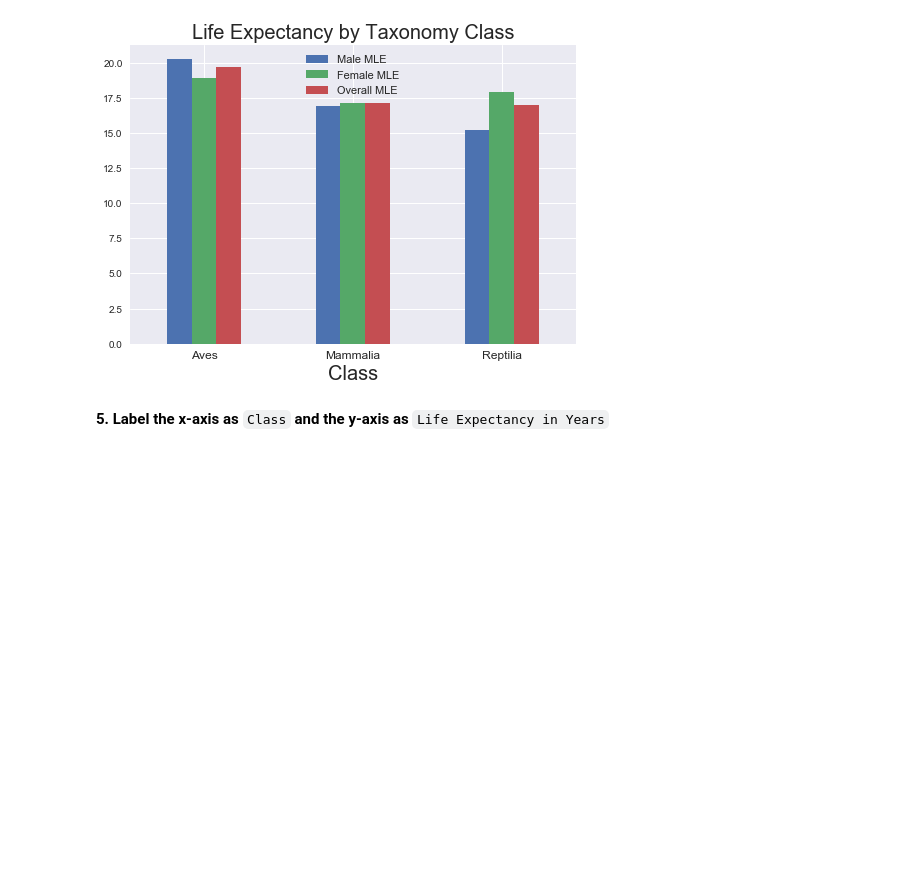
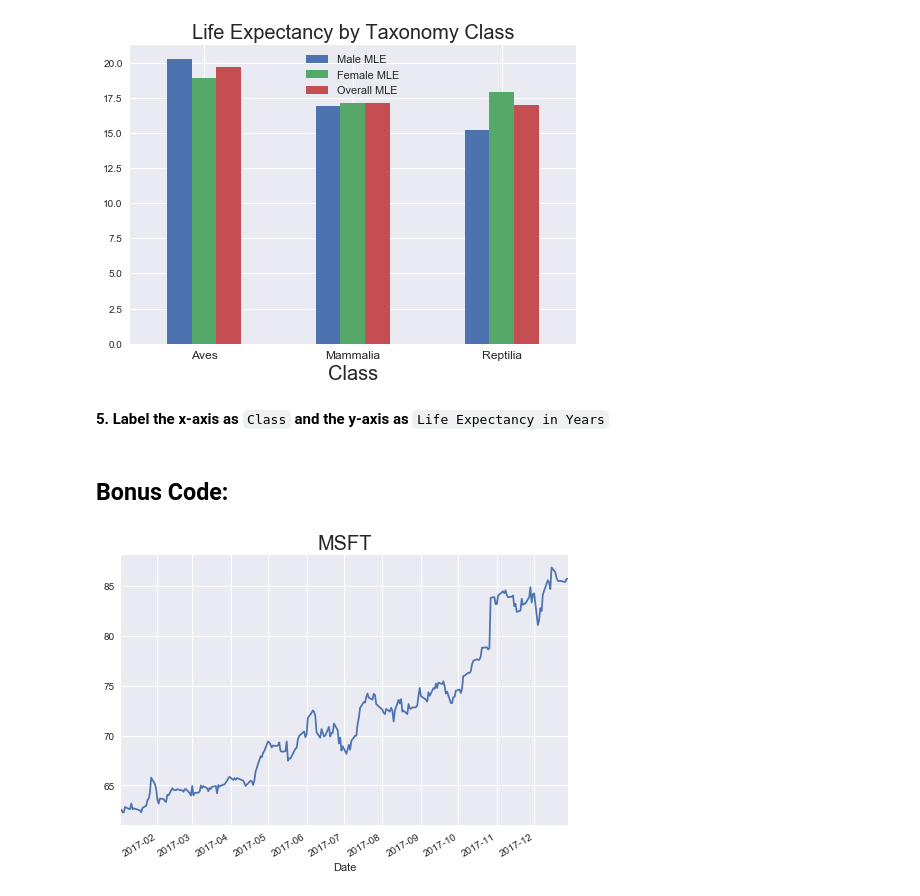
Before and after one commit to robcarrington/python-for-data-science, a Jupyter notebook: Session8/Session8_Exercises_Solved.ipynb, the cells around one changed output. Cells and saved outputs as stored; diff of their text form; code cells hidden in the pictures; blank space fills up the shorter version.

Commit message:
Added bonus code to session 8

```diff
--- a/Session8/Session8_Exercises_Solved.ipynb
+++ b/Session8/Session8_Exercises_Solved.ipynb
@@ -227,3 +227,24 @@ plt.legend(fontsize=11)
 [figure]
 # %% [markdown]
 **5. Label the x-axis as** `Class` **and the y-axis as** `Life Expectancy in Years`
+# %% [markdown]
+## Bonus Code:
+# %%
+# GRAPH A STOCK DURING ANY PERIOD
+# (NOTE: QUANDL DATA IS MISSING SOME STOCKS)
+
+import requests
+import pandas as pd
+from matplotlib import pyplot as plt
+
+def graph_stock(symbol, start, stop):
+    url = f"https://www.quandl.com/api/v3/datasets/EOD/{symbol}.csv"
+    query_string = "?api_key=K2km7t6m9xhmYRD7zCPY"
+    df = pd.read_csv(url+query_string, parse_dates=['Date'], index_col='Date')
+    df.sort_values("Date", inplace=True)
+    df[start:stop]['Close'].plot()
+    plt.title(symbol, fontsize=20)
+
+graph_stock("MSFT", '2017', '2018')
+# %% [output]
+[figure, added]
```
Also changed, not shown: parts of 1 cell of this notebook.
